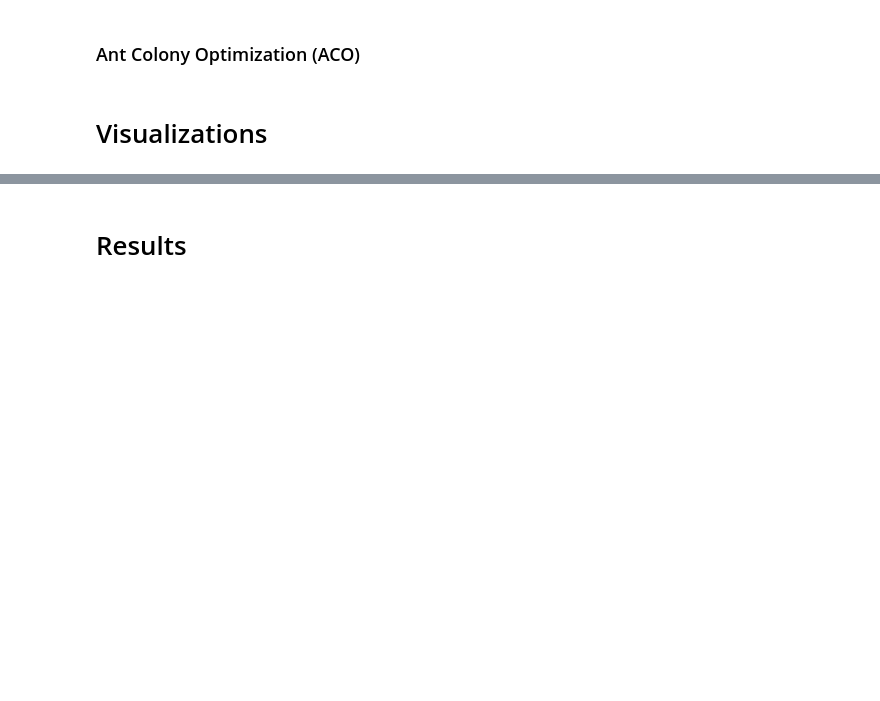
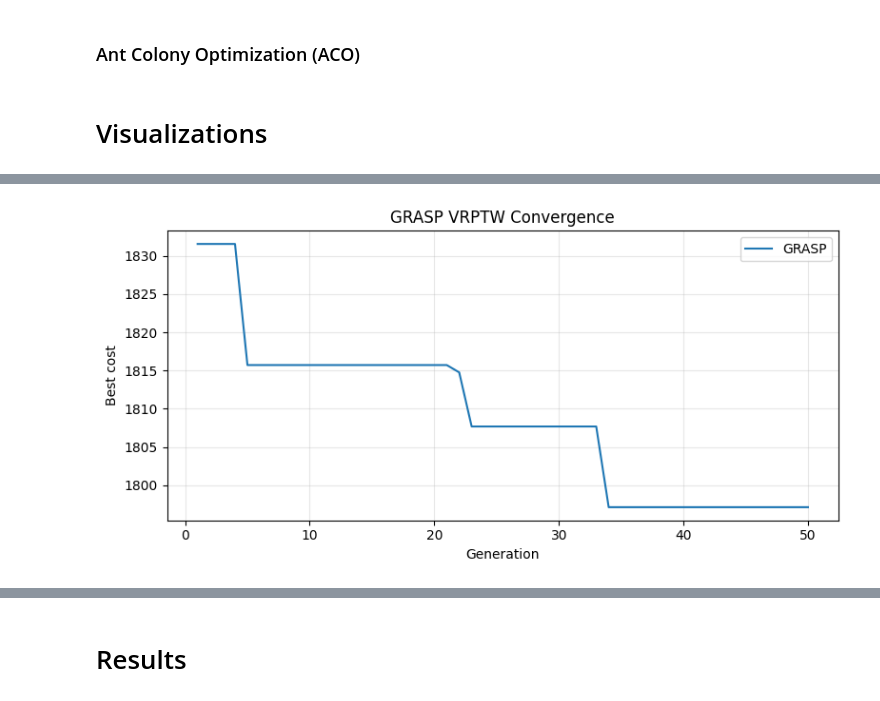
Before and after one commit to giustacchini/iops-aco, a Jupyter notebook: iops-aco-giustacchini-kutny.ipynb, the cells around one changed output, grey strips where cells are left out. Cells and saved outputs as stored; diff of their text form; code cells hidden in the pictures; blank space fills up the shorter version.

```diff
--- a/iops-aco-giustacchini-kutny.ipynb
+++ b/iops-aco-giustacchini-kutny.ipynb
@@ -531,0 +585,4 @@ class AcoSolver(SolverBase):
+# %%
+plot_convergence({"GRASP": vrptw_history}, title="GRASP VRPTW Convergence")
+# %% [output]
+[figure, added]
```
Also changed, not shown: parts of 6 cells of this notebook.
